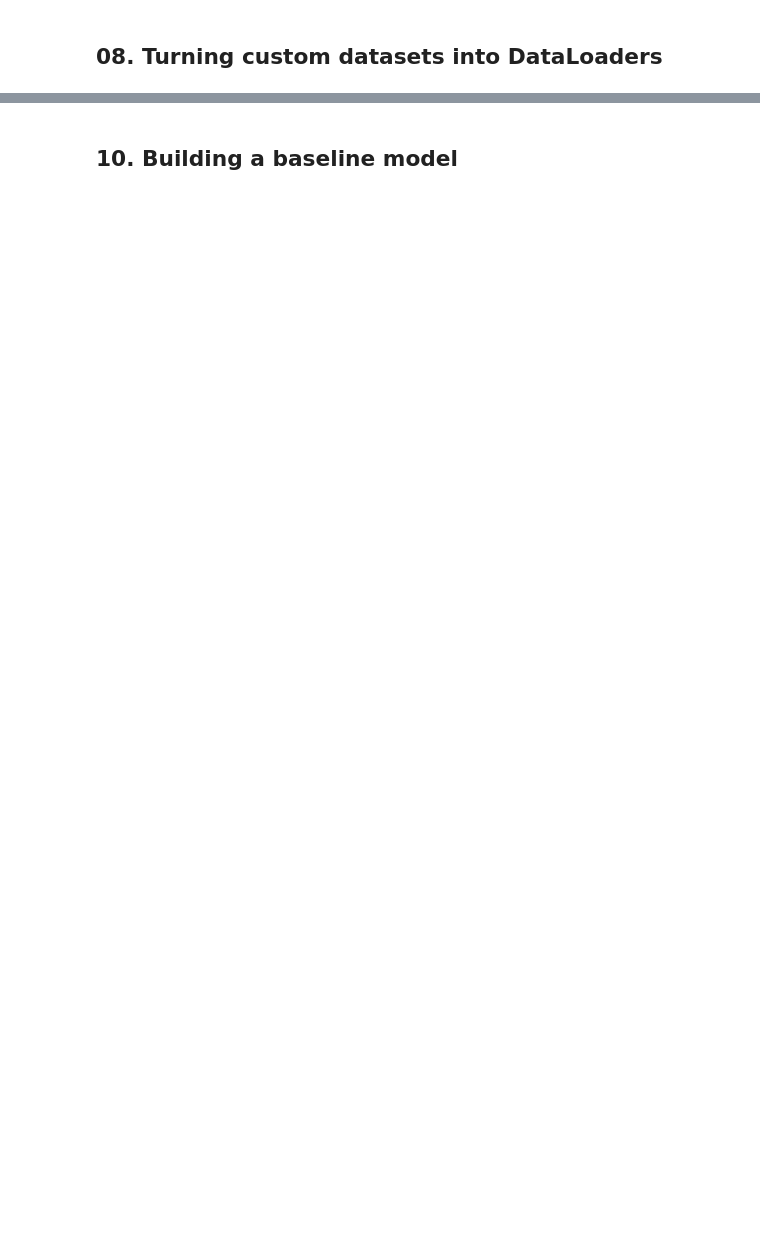
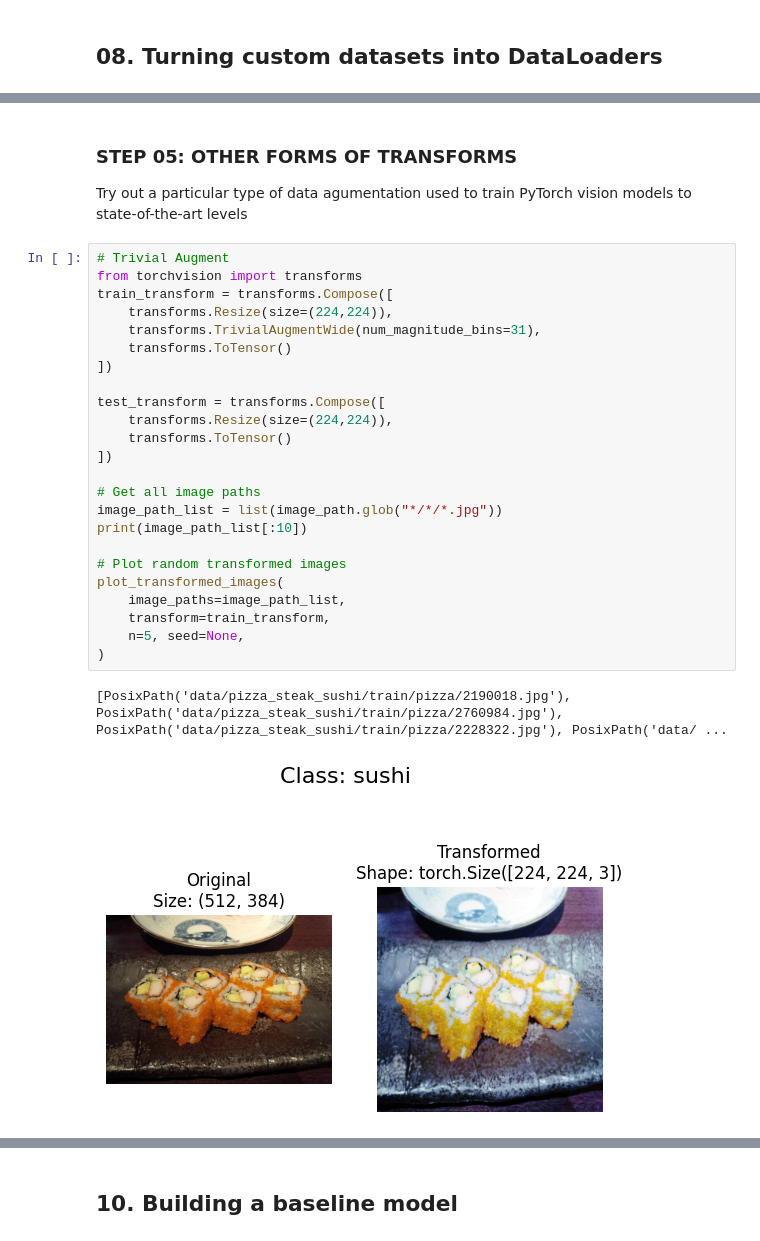
Before and after one commit to kdvillavicencio/sandbox-pytorch, a Jupyter notebook: pytorch/04_Custom-Datasets.ipynb, the cells around one changed output, grey strips where cells are left out. Drawn from its saved outputs; the diff is of its cells as text; blank space fills up the shorter version.

```diff
--- a/pytorch/04_Custom-Datasets.ipynb
+++ b/pytorch/04_Custom-Datasets.ipynb
@@ -214,0 +699,30 @@ https://pytorch.org/tutorials/beginner/data_loading_tutorial.html
+# %% [markdown]
+### STEP 05: OTHER FORMS OF TRANSFORMS
+Try out a particular type of data agumentation used to train PyTorch vision models to state-of-the-art levels
+# %%
+# Trivial Augment
+from torchvision import transforms
+train_transform = transforms.Compose([
+    transforms.Resize(size=(224,224)),
+    transforms.TrivialAugmentWide(num_magnitude_bins=31),
+    transforms.ToTensor()
+])
+
+test_transform = transforms.Compose([
+    transforms.Resize(size=(224,224)),
+    transforms.ToTensor()
+])
+
+# Get all image paths
+image_path_list = list(image_path.glob("*/*/*.jpg"))
+print(image_path_list[:10])
+
+# Plot random transformed images
+plot_transformed_images(
+    image_paths=image_path_list,
+    transform=train_transform,
+    n=5, seed=None,
+)
+# %% [output]
+[PosixPath('data/pizza_steak_sushi/train/pizza/2190018.jpg'), PosixPath('data/pizza_steak_sushi/train/pizza/2760984.jpg'), PosixPath('data/pizza_steak_sushi/train/pizza/2228322.jpg'), PosixPath('data/ ...
+[figure, added]
```
Also changed, not shown: parts of 90 cells of this notebook, 1 other file.
